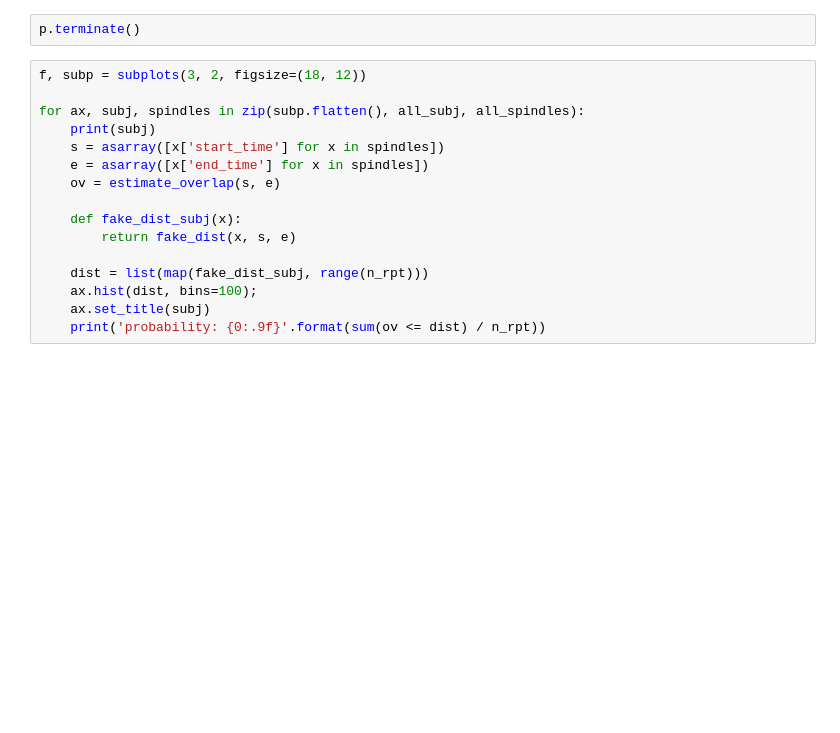
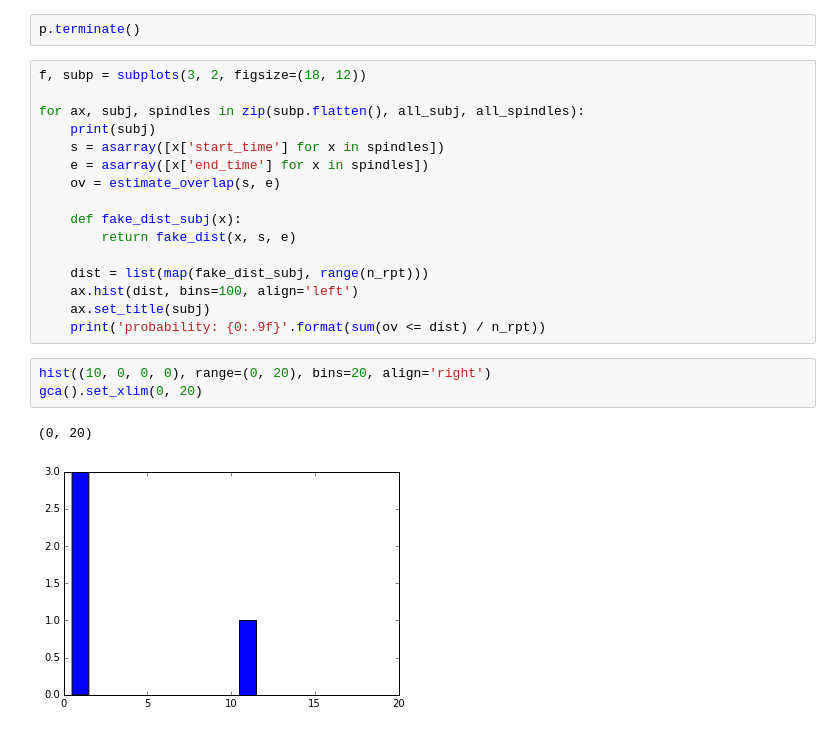
Before and after one commit to gpiantoni/spgr, a Jupyter notebook: main.ipynb, the cells around one changed output. Saved outputs shown, nothing was run; the diff lists cells and outputs as text; blank space fills up the shorter version.

```diff
--- a/main.ipynb
+++ b/main.ipynb
@@ -218,6 +219,12 @@ for ax, subj, spindles in zip(subp.flatten(), all_subj, all_spindles):
         return fake_dist(x, s, e)
 
     dist = list(map(fake_dist_subj, range(n_rpt)))
-    ax.hist(dist, bins=100);
+    ax.hist(dist, bins=100, align='left')
     ax.set_title(subj)
     print('probability: {0:.9f}'.format(sum(ov <= dist) / n_rpt))
+# %%
+hist((10, 0, 0, 0), range=(0, 20), bins=20, align='right')
+gca().set_xlim(0, 20)
+# %% [output]
+(0, 20)
+[figure, added]
```
Also changed, not shown: parts of 8 cells of this notebook.
